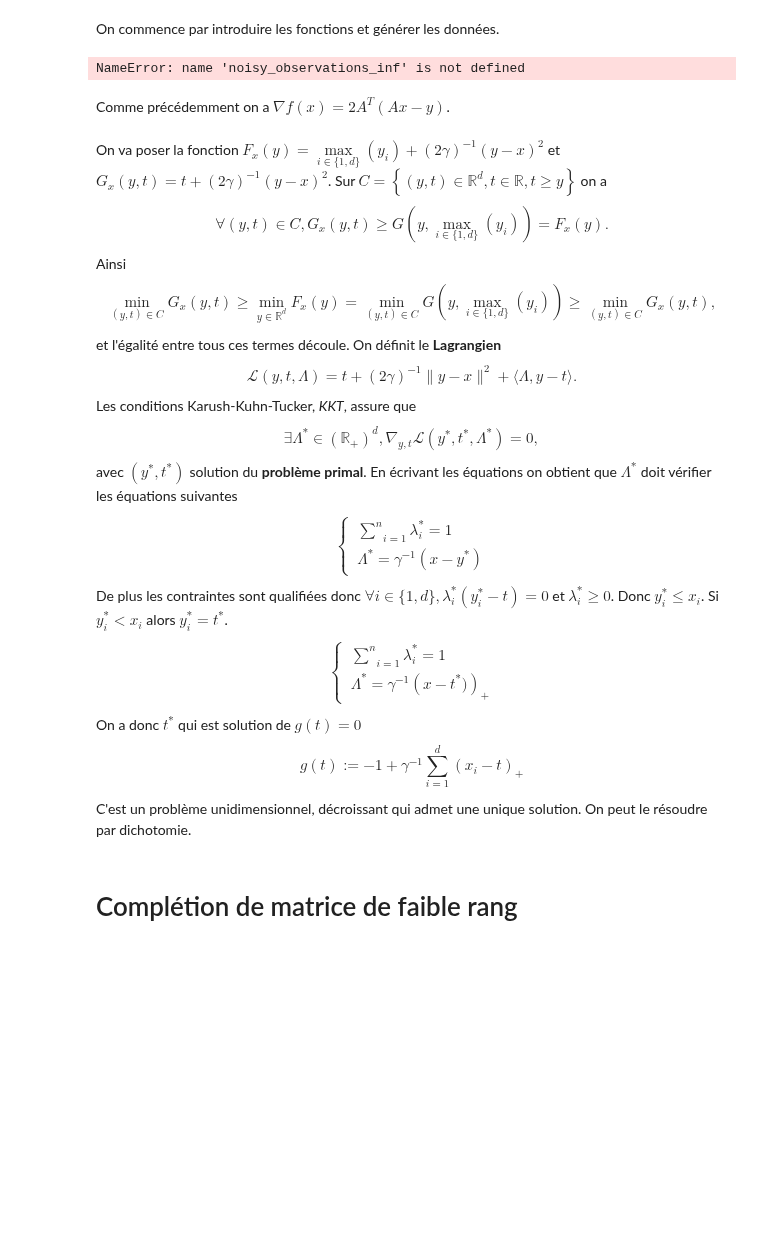
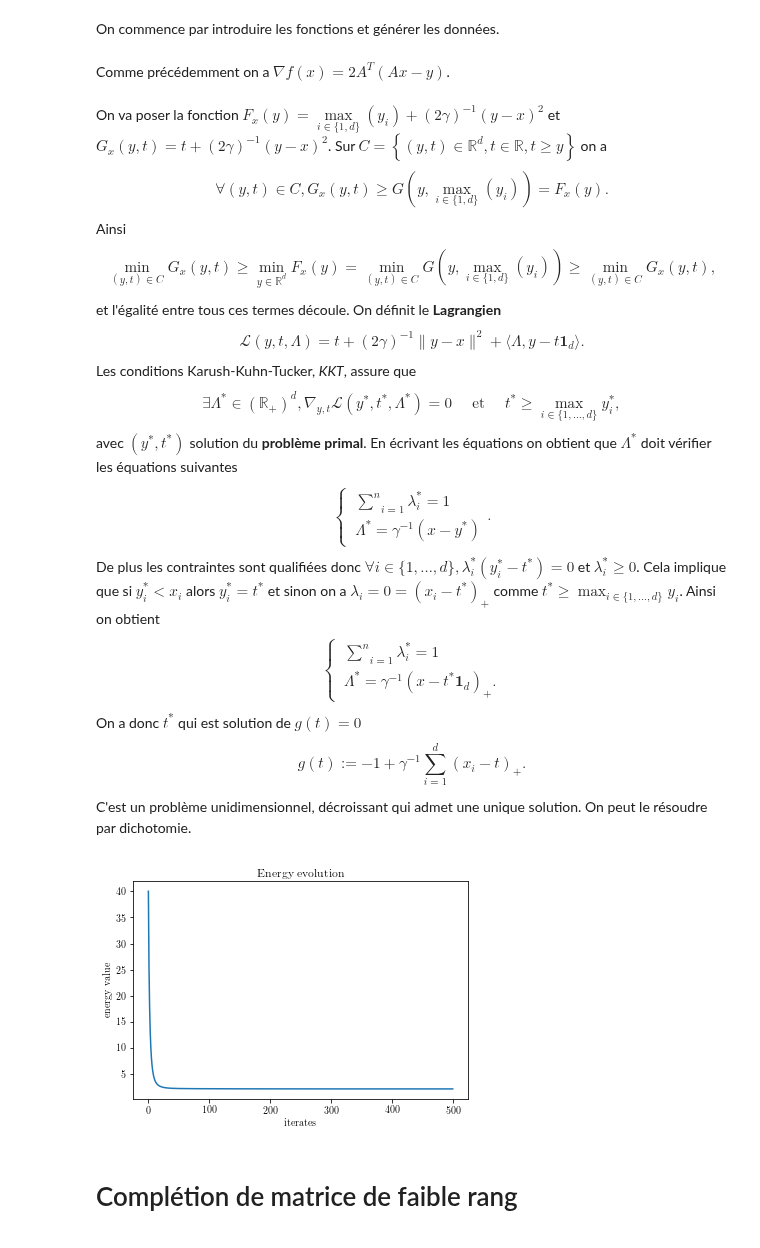
Before and after one commit to vdeborto/vdeborto.github.io, a Jupyter notebook: teaching/optimization/cours_optim/TP/tp2_17-18/Code/TP2.ipynb, the cells around one changed output. Drawn from its saved outputs; the diff is of its cells as text; code cells hidden in the pictures; blank space fills up the shorter version.

```diff
--- a/teaching/optimization/cours_optim/TP/tp2_17-18/Code/TP2.ipynb
+++ b/teaching/optimization/cours_optim/TP/tp2_17-18/Code/TP2.ipynb
@@ -220,8 +266,6 @@ from ista import ista
 # %%
 lambda_max = 1
-y, A = noisy_observations_inf()
+y, A = noisy_observation_inf()
-# %% [output]
-NameError: name 'noisy_observations_inf' is not defined
 # %% [markdown]
 Comme précédemment on a $\nabla f(x) = 2A^T(Ax- y)$.
 # %% [markdown]
@@ -235,11 +279,11 @@ Ainsi
 et l'égalité entre tous ces termes découle.
 On définit le **Lagrangien**
 \begin{equation}
-\mathcal{L}(y,t,\Lambda) = t + (2\gamma)^{-1} \| y - x\|^2 + \langle \Lambda, y-t\rangle.
+\mathcal{L}(y,t,\Lambda) = t + (2\gamma)^{-1} \| y - x\|^2 + \langle \Lambda, y-t \mathbf{1}_d\rangle.
 \end{equation}
 Les conditions Karush-Kuhn-Tucker, *KKT*, assure que
 \begin{equation}
-\exists \Lambda^* \in \left(\mathbb{R}_+\right)^d, \nabla_{y,t} \mathcal{L}(y^*,t^*, \Lambda^*) = 0,
+\exists \Lambda^* \in \left(\mathbb{R}_+\right)^d, \nabla_{y,t} \mathcal{L}(y^*,t^*, \Lambda^*) = 0 \quad \text{ et } \quad t^{*} \geq \max_{i \in \{1,\ldots,d\}} y_i^* ,
 \end{equation}
 avec $(y^*,t^*)$ solution du **problème primal**.
 En écrivant les équations on obtient que $\Lambda^*$ doit vérifier les équations suivantes
@@ -249,24 +293,24 @@ En écrivant les équations on obtient que $\Lambda^*$ doit vérifier les équat
  & \underset{i=1}{\overset{n}{\sum}} \lambda^*_i = 1 \\
  & \Lambda^* = \gamma^{-1}(x-y^*)
 \end{aligned}
-\right.
+\right. .
 \end{equation}
-De plus les contraintes sont qualifiées donc $\forall i \in \lbrace 1,d \rbrace,  \lambda_i^*(y_i^* - t) = 0$ et $\lambda^*_i \ge 0$.
-Donc $y_i^* \le x_i$. Si $y_i^* < x_i$ alors $y_i^* = t^*$.
+De plus les contraintes sont qualifiées donc $\forall i \in \lbrace 1,\ldots, d \rbrace,  \lambda_i^*(y_i^* - t^*) = 0$ et $\lambda^*_i \ge 0$. Cela implique que si $y_i^* < x_i$ alors $y_i^* = t^*$ et sinon on a $\lambda_i = 0 = (x_i-t^*)_+$ comme $t^{*} \geq \max_{i \in \{1,\ldots,d\}} y_i$. Ainsi on obtient
 \begin{equation}
 \left\lbrace
 \begin{aligned}
  & \underset{i=1}{\overset{n}{\sum}} \lambda^*_i = 1 \\
- & \Lambda^* =  \gamma^{-1}\left (x-t^*) \right)_+
+ & \Lambda^* =  \gamma^{-1}\left (x-t^*\mathbf{1}_d\right)_+ .
 \end{aligned}
 \right.
 \end{equation}
 On a donc $t^*$ qui est solution de $g(t) = 0$
 \begin{equation}
-g(t) := -1 + \gamma^{-1} \underset{i=1}{\overset{d}{\sum}}  \left(x_i - t\right)_+
+g(t) := -1 + \gamma^{-1} \underset{i=1}{\overset{d}{\sum}}  \left(x_i - t\right)_+ .
 \end{equation}
 C'est un problème unidimensionnel, décroissant qui admet une unique solution. On peut le résoudre par dichotomie.
 # %%
+#!/usr/bin/env python2
 # -*- coding: utf-8 -*-
 """
 Created on Tue Mar 13 14:37:58 2018
@@ -285,45 +329,58 @@ from ista import ista
 lambda_max = 1
 y, A = noisy_observation_inf()
 
-def prox_max(v,gamma):
+
+def prox_max(v, gamma):
     tol = 1e-8
     max_iter = 1e2
-    rho = 1/gamma
+    rho = 1 / gamma
 
     n = len(v)
     t_low = np.min(v)
     t_up = np.max(v)
 
-    g = lambda(t): (np.sum(np.fmax(0,rho*(v-t)))-1)
+    def g(t):
+        return (np.sum(np.fmax(0, rho * (v - t))) - 1)
 
     iteration = 0
 
-    while (t_up-t_low > tol) & (iteration <= max_iter):
-        t0 = (t_up+t_low)/2
+    while (t_up - t_low > tol) & (iteration <= max_iter):
+        t0 = (t_up + t_low) / 2
         if np.sign(g(t0)) == np.sign(g(t_low)):
             t_low = t0
         else:
             t_up = t0
-        iteration = iteration +1
-    return np.fmin(t0,v)
+        iteration = iteration + 1
+    return np.fmin(t0, v)
 
 
 def grad_f_1(x):
     Q = A.T.dot(A)
     Ay = A.T.dot(y)
-    grad_f_x = Q.dot(x)-Ay
+    grad_f_x = Q.dot(x) - Ay
     Lip_grad_f = np.linalg.eigvalsh(Q).max()
     return grad_f_x, Lip_grad_f
 
+
 def fun_total_1(x):
-    return lambda_max*np.max(x) + (1./2)*np.linalg.norm(A.dot(x)-y)**2
+    return lambda_max * np.max(x) + (1. / 2) * np.linalg.norm(A.dot(x) - y)**2
+
 
 dim = A.shape[1]
 
-x_final_ista, fun_iterate_ista = ista(dim, prox_max, grad_f_1, fun_total_1,lambda_max, n_it=500)
+x_final_ista, fun_iterate_ista = ista(
+    dim, prox_max, grad_f_1, fun_total_1, lambda_max, n_it=500)
 
 plt.figure()
 plt.plot(fun_iterate_ista)
+plt.title(r'$\mathrm{Energy \ evolution}$')
+plt.xlabel('iterates')
+plt.ylabel('energy value')
+plt.rc('text', usetex=True)
+plt.rc('font', family='serif')
+plt.show()
+# %% [output]
+[figure, added]
 # %% [markdown]
 # Complétion de matrice de faible rang
 <a id="completion"></a>
```
Also changed, not shown: parts of 10 cells of this notebook, 12 other files.
